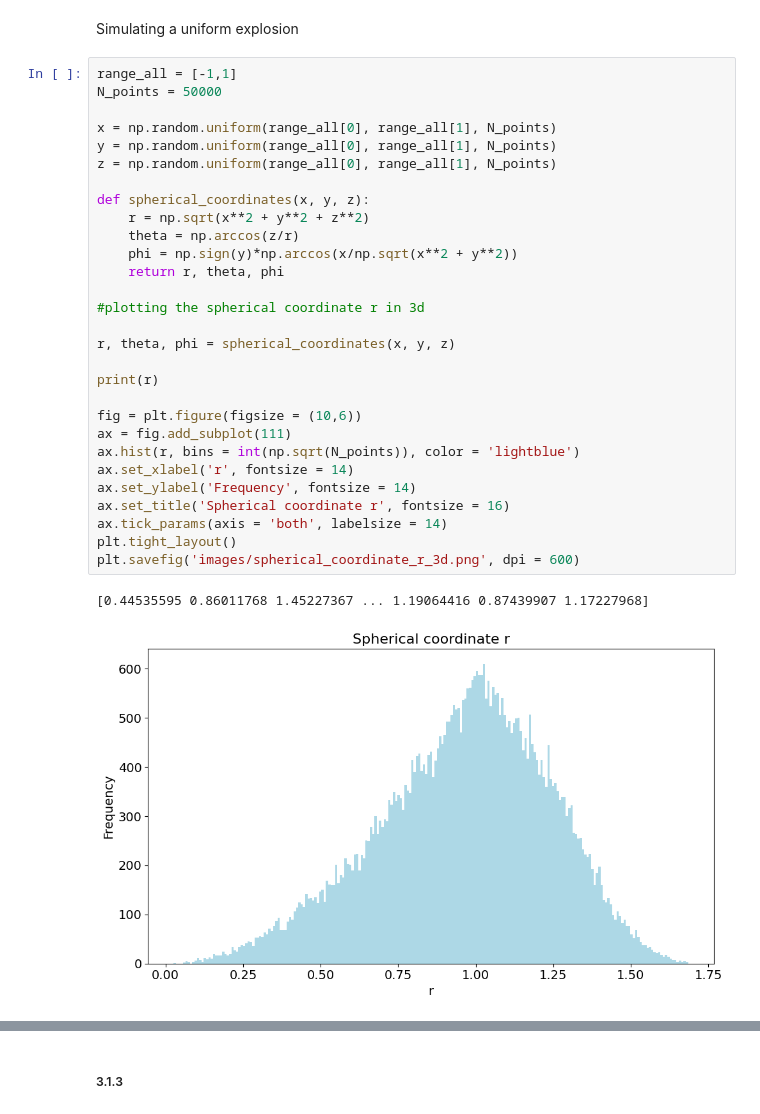
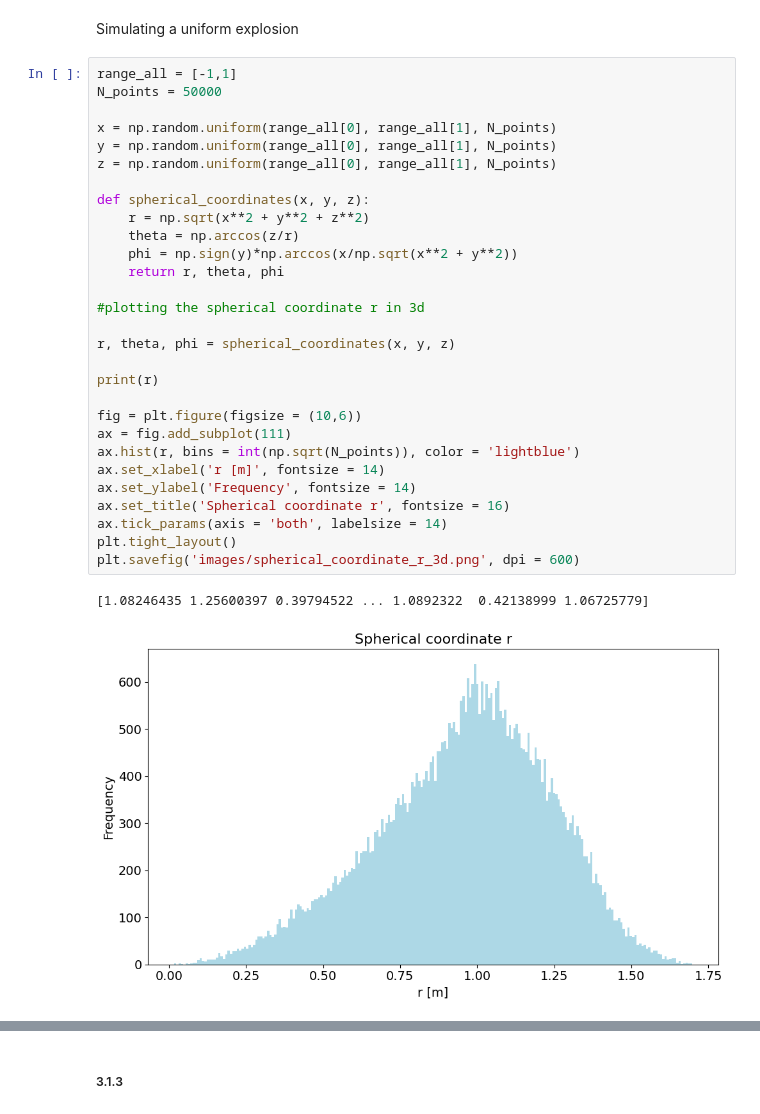
Before and after one commit to ansomax/AppStat2024_ASM, a Jupyter notebook: Exam2024/Exercise3_Simulation_MC.ipynb, the cells around one changed output, grey strips where cells are left out. Saved outputs shown, nothing was run; the diff lists cells and outputs as text.

```diff
--- a/Exam2024/Exercise3_Simulation_MC.ipynb
+++ b/Exam2024/Exercise3_Simulation_MC.ipynb
@@ -197,35 +197,35 @@ Simulating a uniform explosion
 # %%
 range_all = [-1,1]
 N_points = 50000
 
 x = np.random.uniform(range_all[0], range_all[1], N_points)
 y = np.random.uniform(range_all[0], range_all[1], N_points)
 z = np.random.uniform(range_all[0], range_all[1], N_points)
 
 def spherical_coordinates(x, y, z):
     r = np.sqrt(x**2 + y**2 + z**2)
     theta = np.arccos(z/r)
     phi = np.sign(y)*np.arccos(x/np.sqrt(x**2 + y**2))
     return r, theta, phi
 
 #plotting the spherical coordinate r in 3d
 
 r, theta, phi = spherical_coordinates(x, y, z)
 
 print(r)
 
 fig = plt.figure(figsize = (10,6))
 ax = fig.add_subplot(111)
 ax.hist(r, bins = int(np.sqrt(N_points)), color = 'lightblue')
-ax.set_xlabel('r', fontsize = 14)
+ax.set_xlabel('r [m]', fontsize = 14)
 ax.set_ylabel('Frequency', fontsize = 14)
 ax.set_title('Spherical coordinate r', fontsize = 16)
 ax.tick_params(axis = 'both', labelsize = 14)
 plt.tight_layout()
 plt.savefig('images/spherical_coordinate_r_3d.png', dpi = 600)
 # %% [output]
-[0.44535595 0.86011768 1.45227367 ... 1.19064416 0.87439907 1.17227968]
+[1.08246435 1.25600397 0.39794522 ... 1.0892322  0.42138999 1.06725779]
-[figure, old version]
+[figure, new version]
 # %%
 #selecting only the positive values of z, and where r < 1
 
```
Also changed, not shown: parts of 4 cells of this notebook, 10 other files.
